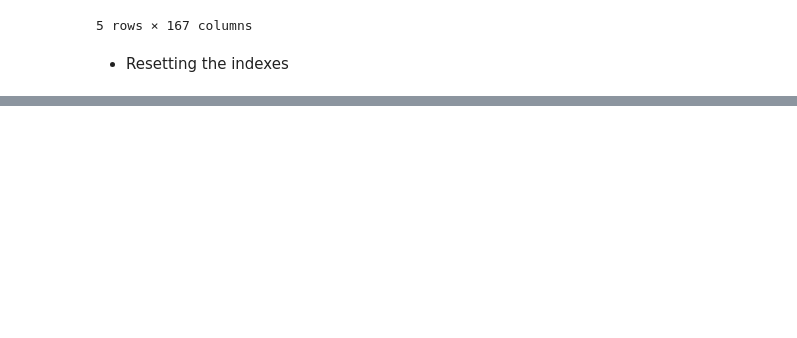
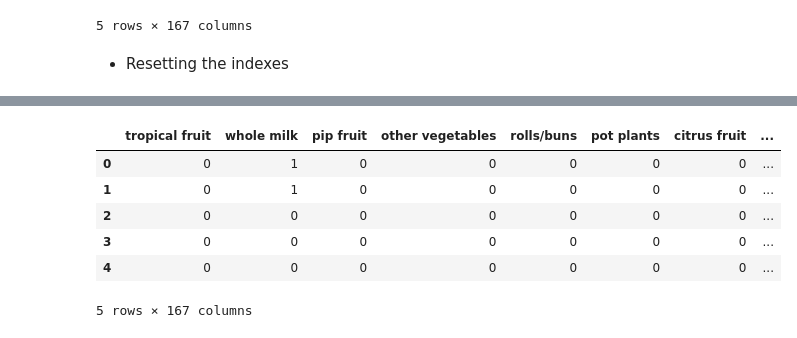
Before and after one commit to Naveen-Karanamu/Market-Basket-Groceries, a Jupyter notebook: main.ipynb, the cells around one changed output, grey strips where cells are left out. Cells and saved outputs as stored; diff of their text form; code cells hidden in the pictures; blank space fills up the shorter version.

```diff
--- a/main.ipynb
+++ b/main.ipynb
@@ -308,4 +321,4 @@ group.head()
 # %% [markdown]
 * Resetting the indexes
 # %%
-group.reset_index()[products]
+group=group.reset_index()[products]
@@ -325,0 +325,10 @@ group.reset_index()[products]
+# %%
+group.head()
+# %% [output]
+|  | tropical fruit | whole milk | pip fruit | other vegetables | rolls/buns | pot plants | citrus fruit | ... |
+| 0 | 0 | 1 | 0 | 0 | 0 | 0 | 0 | ... |
+| 1 | 0 | 1 | 0 | 0 | 0 | 0 | 0 | ... |
+| 2 | 0 | 0 | 0 | 0 | 0 | 0 | 0 | ... |
+| 3 | 0 | 0 | 0 | 0 | 0 | 0 | 0 | ... |
+| 4 | 0 | 0 | 0 | 0 | 0 | 0 | 0 | ... |
+5 rows × 167 columns
```
Also changed, not shown: parts of 10 cells of this notebook.
